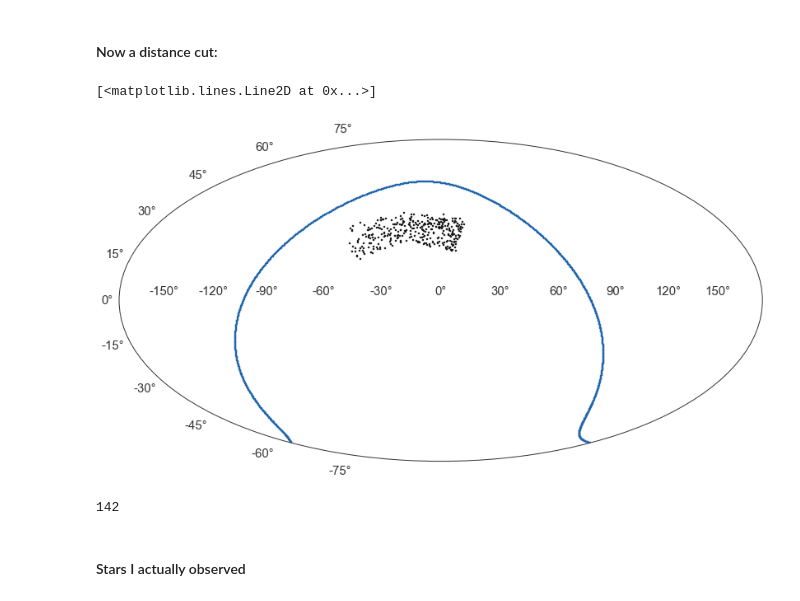
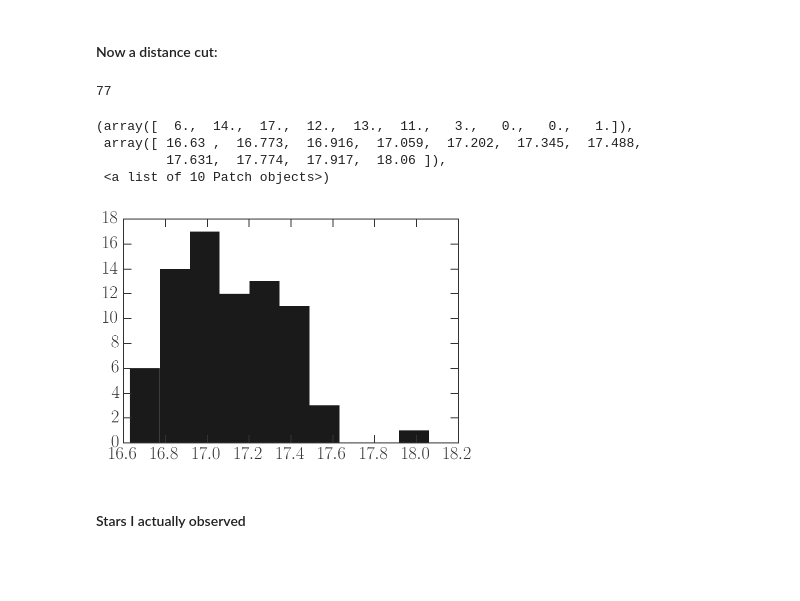
Before and after one commit to adrn/TriandRRLyrae, a Jupyter notebook: notebooks/Target selection.ipynb, the cells around one changed output. Saved outputs shown, nothing was run; the diff lists cells and outputs as text; code cells hidden in the pictures; blank space fills up the shorter version.

```diff
--- a/notebooks/Target selection.ipynb
+++ b/notebooks/Target selection.ipynb
@@ -55,27 +68,22 @@ print("{} RR Lyrae stars in this region -- {} has a measured radial velocity.".f
 # %% [markdown]
 #### Now a distance cut:
-# %%
-fig = plt.figure(figsize=(14,12))
-ax = fig.add_subplot(111, projection='hammer')
-ax.plot((coord.Angle(360*u.deg) - _c_triand.icrs.ra).wrap_at(180*u.deg).radian,
-        _c_triand.icrs.dec.radian, linestyle='none')
-
-gplane = coord.SkyCoord(l=np.linspace(0,360,1000)*u.deg, b=np.zeros(1000)*u.deg, frame=coord.Galactic)
-
-ax.plot((coord.Angle(360*u.deg) - gplane.icrs.ra).wrap_at(180*u.deg).radian,
-        gplane.icrs.dec.radian, linestyle='none')
-# %% [output]
-[<matplotlib.lines.Line2D at 0x...>]
-[figure, removed]
 # %%
 d = triand['dh'].data
-d_cut = (d > 15) & (d < 35)
+d_cut = (d > 15) & (d < 21)
 
 triand_dist = triand[d_cut]
 c_triand = _c_triand[d_cut]
 print(len(triand_dist))
 # %% [output]
-142
+77
+# %%
+plt.hist(triand_dist['<Vmag>'].data)
+# %% [output]
+(array([  6.,  14.,  17.,  12.,  13.,  11.,   3.,   0.,   0.,   1.]),
+ array([ 16.63 ,  16.773,  16.916,  17.059,  17.202,  17.345,  17.488,
+         17.631,  17.774,  17.917,  18.06 ]),
+ <a list of 10 Patch objects>)
+[figure, added]
 # %% [markdown]
 #### Stars I actually observed
 # %%
```
Also changed, not shown: parts of 1 cell of this notebook, 5 other files.
